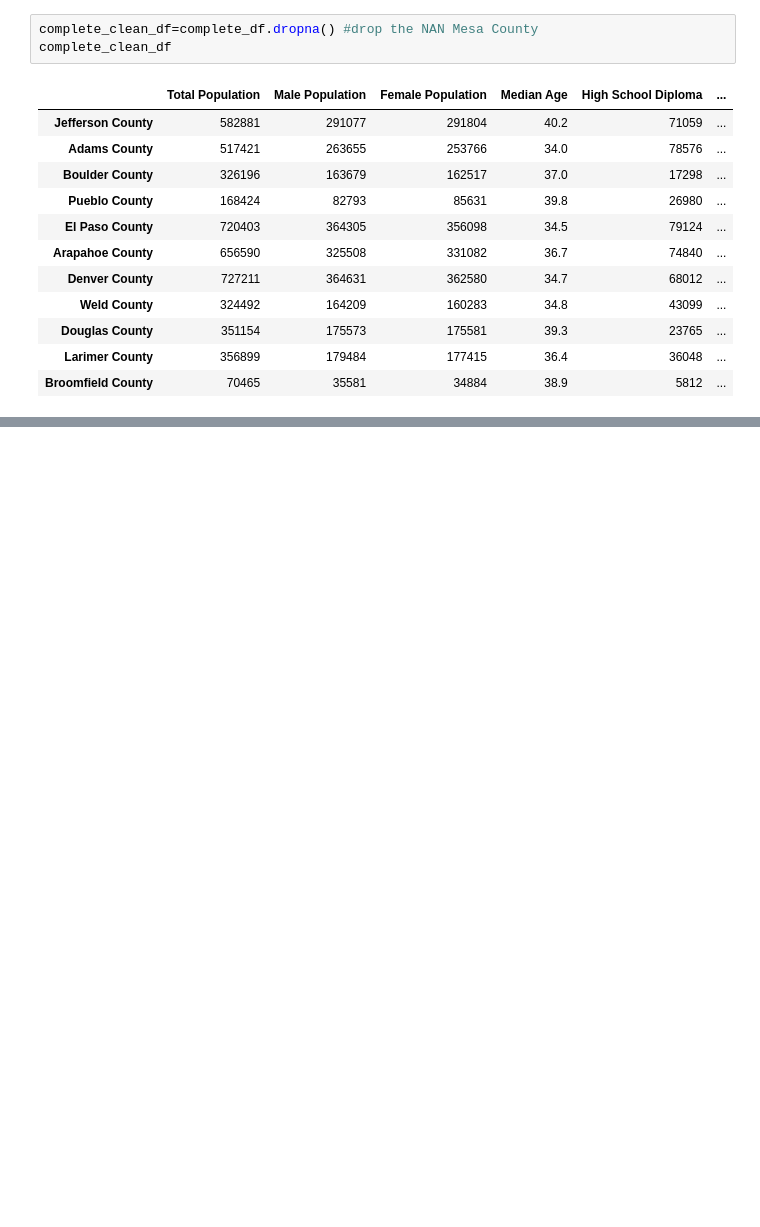
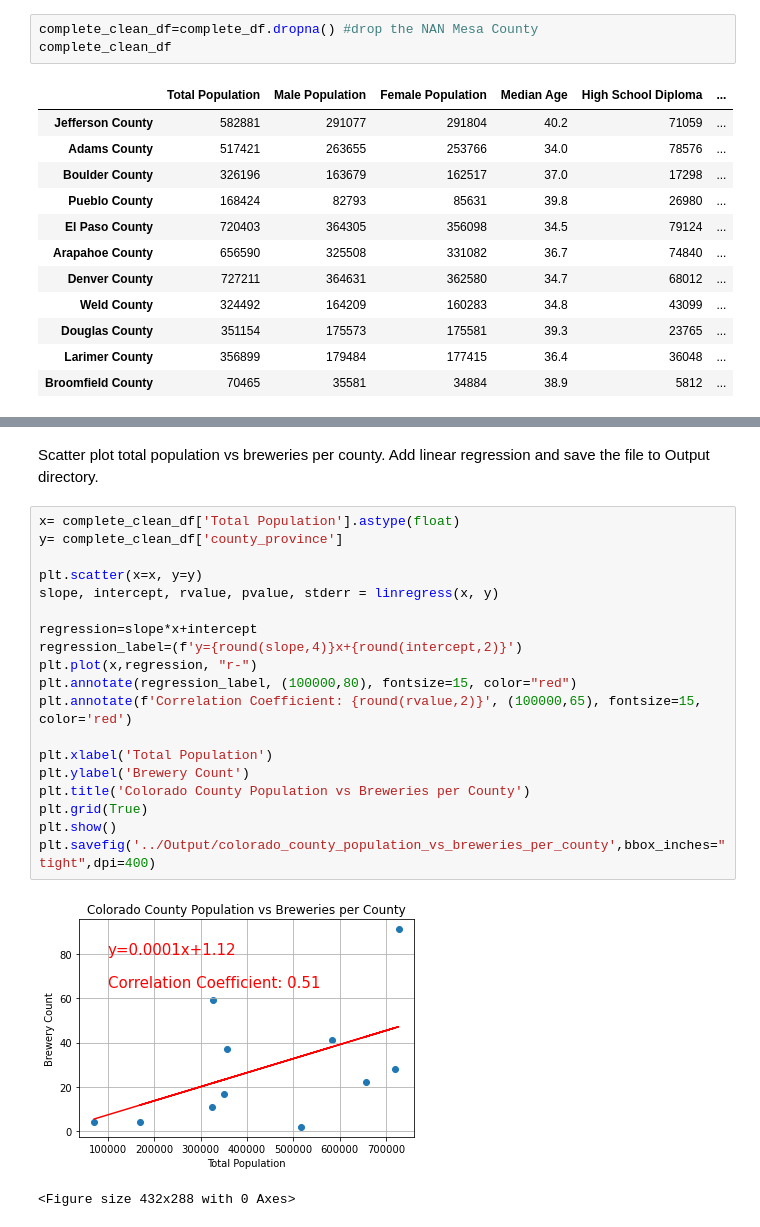
Before and after one commit to bgtaber/brewcrew_project, a Jupyter notebook: mowry_workhere/Scripts/census.ipynb, the cells around one changed output, grey strips where cells are left out. Drawn from its saved outputs; the diff is of its cells as text; blank space fills up the shorter version.

Commit message:
scatter plot and reg lines

```diff
--- a/mowry_workhere/Scripts/census.ipynb
+++ b/mowry_workhere/Scripts/census.ipynb
@@ -183,0 +204,24 @@ See the caveats in the documentation: https://pandas.pydata.org/pandas-docs/stab
+# %% [markdown]
+Scatter plot total population vs breweries per county. Add linear regression and save the file to Output directory.
+# %%
+x= complete_clean_df['Total Population'].astype(float)
+y= complete_clean_df['county_province']
+
+plt.scatter(x=x, y=y)
+slope, intercept, rvalue, pvalue, stderr = linregress(x, y)
+
+regression=slope*x+intercept
+regression_label=(f'y={round(slope,4)}x+{round(intercept,2)}')
+plt.plot(x,regression, "r-")
+plt.annotate(regression_label, (100000,80), fontsize=15, color="red")
+plt.annotate(f'Correlation Coefficient: {round(rvalue,2)}', (100000,65), fontsize=15, color='red')
+
+plt.xlabel('Total Population')
+plt.ylabel('Brewery Count')
+plt.title('Colorado County Population vs Breweries per County')
+plt.grid(True)
+plt.show()
+plt.savefig('../Output/colorado_county_population_vs_breweries_per_county',bbox_inches="tight",dpi=400)
+# %% [output]
+[figure, added]
+<Figure size 432x288 with 0 Axes>
```
Also changed, not shown: parts of 26 cells of this notebook, 13 other files.
